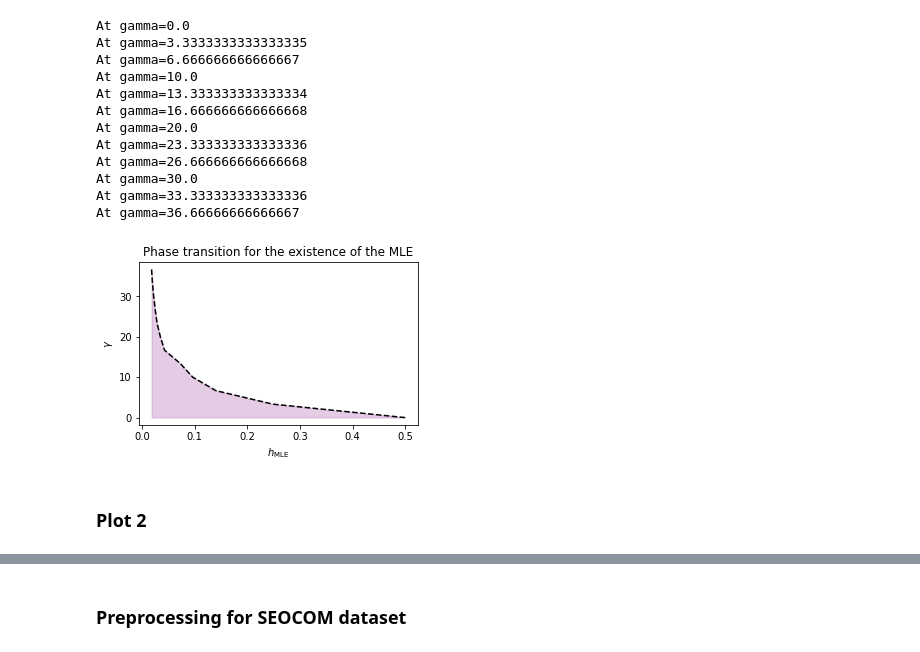
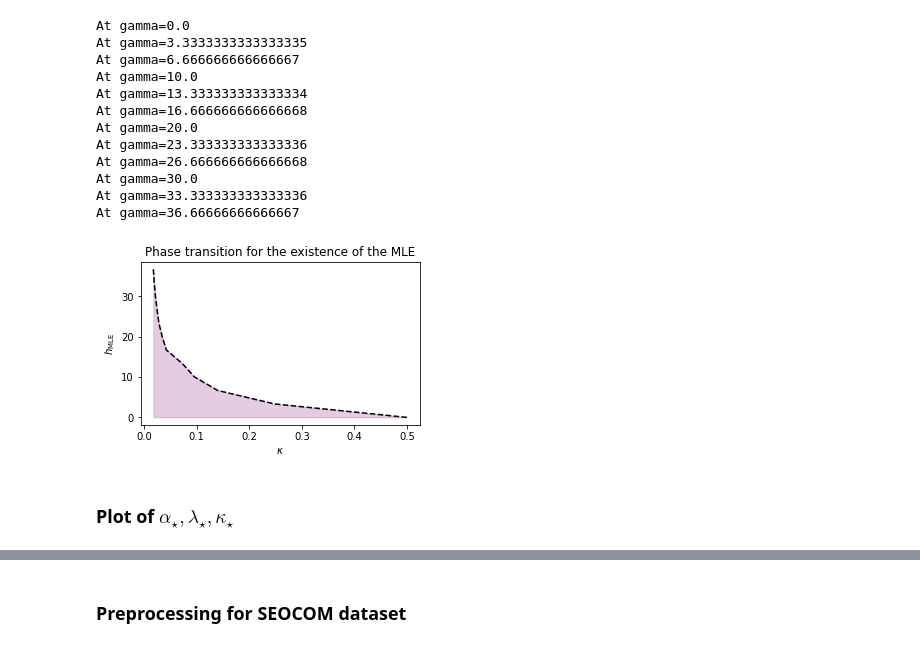
Before and after one commit to amspector100/hdlogistic, a Jupyter notebook: Python Plots.ipynb, the cells around one changed output, grey strips where cells are left out. Cells and saved outputs as stored; diff of their text form; code cells hidden in the pictures.

Commit message:
Near final figures

```diff
--- a/Python Plots.ipynb
+++ b/Python Plots.ipynb
@@ -36,17 +36,17 @@ At gamma=36.66666666666667
 # %%
 fig, ax = plt.subplots(figsize = (5, 3))
 ax.plot(hmle_values, gamma_values, color='black', linestyle='dashed')
 ax.fill_between(hmle_values, gamma_values, color='purple', alpha=0.2)
 ax.set(
-    xlabel=r'$h_{\mathrm{MLE}}$',
-    ylabel=r'$\gamma$',
+    ylabel=r'$h_{\mathrm{MLE}}$',
+    xlabel=r'$\kappa$',
     title='Phase transition for the existence of the MLE'
 )
 plt.savefig("figures/hmle.png", dpi=500, bbox_inches='tight')
 # %% [output]
-[figure, old version]
+[figure, new version]
-# %% [markdown]
-### Plot 2
+# %% [markdown]
+### Plot of $\alpha_{\star}, \lambda_{\star},\kappa_{\star}$
 # %%
 param_data = pd.read_csv('cache/params.csv', sep=',')
 kvals = param_data['kappa'].unique()
```
Also changed, not shown: parts of 17 cells of this notebook, 8 other files.
